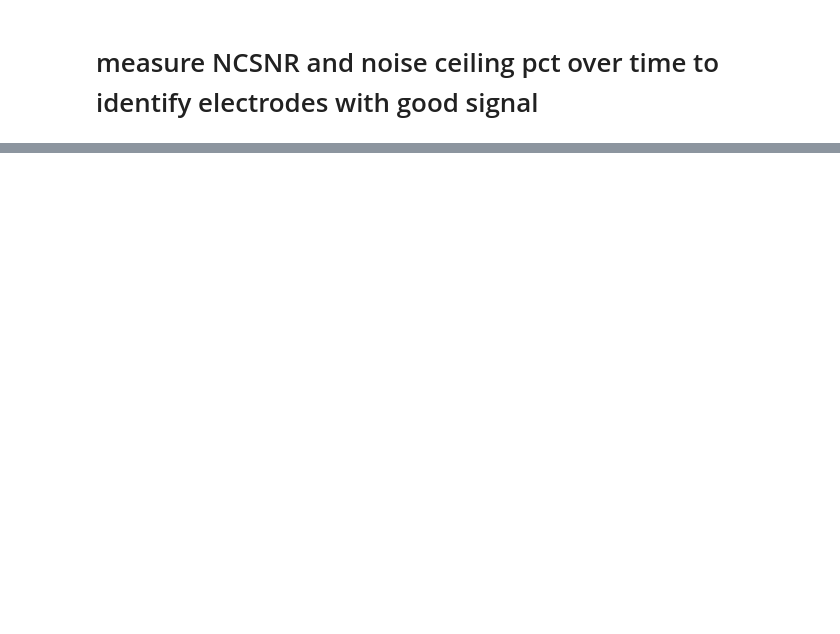
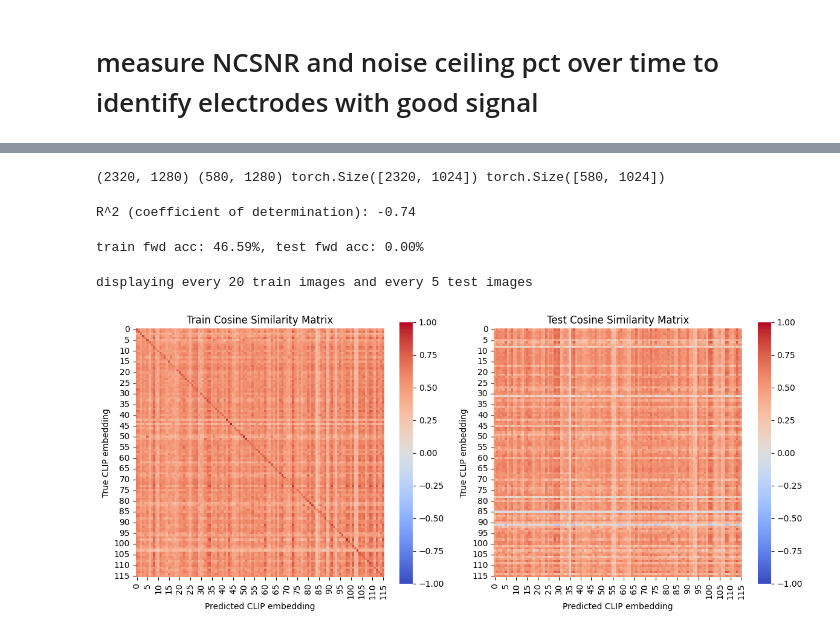
Before and after one commit to PrincetonCompMemLab/mindeye_ieeg, a Jupyter notebook: train.ipynb, the cells around one changed output, grey strips where cells are left out. Cells and saved outputs as stored; diff of their text form; code cells hidden in the pictures; blank space fills up the shorter version.

```diff
--- a/train.ipynb
+++ b/train.ipynb
@@ -551,0 +604,14 @@ Peak NC time: 0.7ms
+# %%
+# Train/test split
+x_train, x_test, y_train, y_test, train_idx, test_idx = train_test_split(
+    final_data, clip_image, np.arange(final_data.shape[0]), test_size=0.20, random_state=42
+)
+
+print(x_train.shape, x_test.shape, y_train.shape, y_test.shape)
+# %% [output]
+(2320, 1280) (580, 1280) torch.Size([2320, 1024]) torch.Size([580, 1024])
+# %%
+# Z-score across channel/timepoint dimension
+scaler = StandardScaler()
+x_train_scaled = scaler.fit_transform(x_train)
+x_test_scaled = scaler.transform(x_test)
@@ -551,0 +651,37 @@ Peak NC time: 0.7ms
+# %%
+# Set up ridge regression
+ridge_model = RidgeCV().fit(x_train_scaled, y_train)
+y_pred_train = ridge_model.predict(x_train_scaled)
+y_pred_test = ridge_model.predict(x_test_scaled)
+
+coef_of_det = ridge_model.score(x_test_scaled, y_test)
+print(f'R^2 (coefficient of determination): {coef_of_det:.2f}')
+
+train_acc, train_sims = do_retrieval(x_train_scaled, y_train, y_pred_train)
+test_acc, test_sims = do_retrieval(x_test_scaled, y_test, y_pred_test)
+# %% [output]
+R^2 (coefficient of determination): -0.74
+# %%
+print(f"train fwd acc: {train_acc:.2%}, test fwd acc: {test_acc:.2%}")
+# %% [output]
+train fwd acc: 46.59%, test fwd acc: 0.00%
+# %%
+print('displaying every 20 train images and every 5 test images')
+
+fig, axs = plt.subplots(1, 2, figsize=(12, 5))
+
+sns.heatmap(train_sims[::20, ::20], vmin=-1, vmax=1, cmap="coolwarm", square=True, ax=axs[0])
+axs[0].set_title("Train Cosine Similarity Matrix")
+axs[0].set_xlabel("Predicted CLIP embedding")
+axs[0].set_ylabel("True CLIP embedding")
+
+sns.heatmap(test_sims[::5, ::5], vmin=-1, vmax=1, cmap="coolwarm", square=True, ax=axs[1])
+axs[1].set_title("Test Cosine Similarity Matrix")
+axs[1].set_xlabel("Predicted CLIP embedding")
+axs[1].set_ylabel("True CLIP embedding")
+
+plt.tight_layout()
+plt.show()
+# %% [output]
+displaying every 20 train images and every 5 test images
+[figure, added]
```
Also changed, not shown: parts of 20 cells of this notebook.
